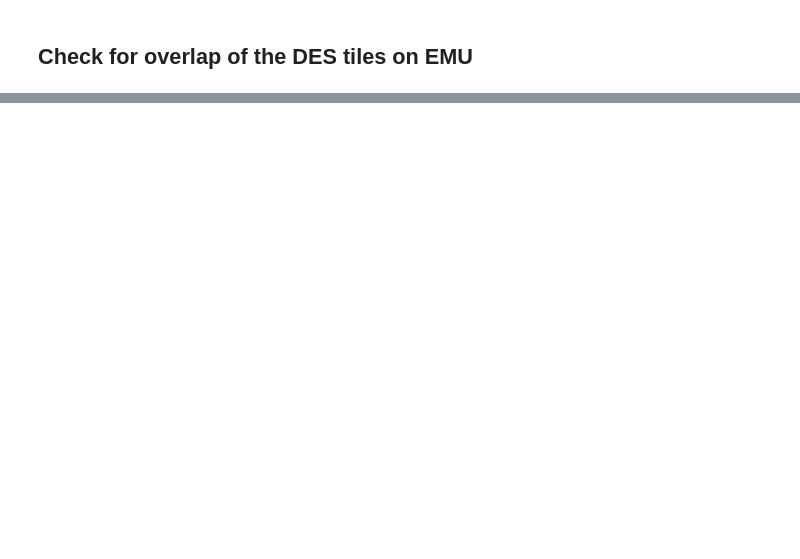
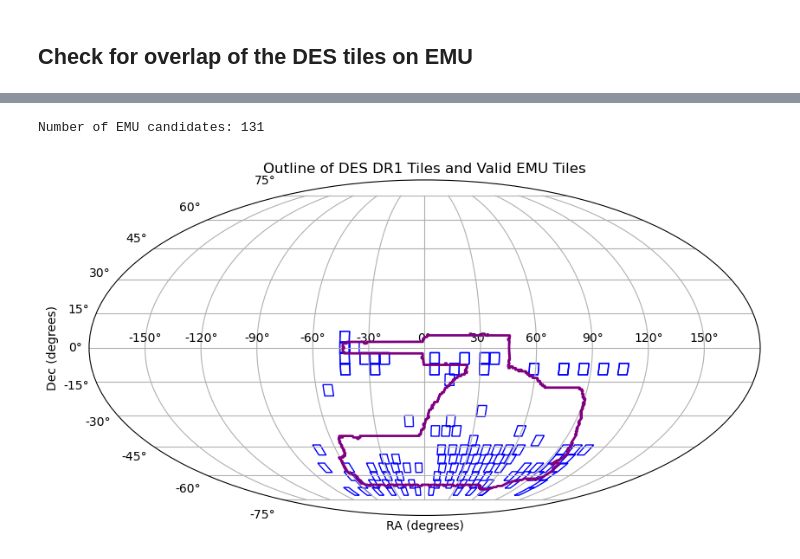
Before and after one commit to theWebTardigrade/fundamental-properties-of-EMU-radio-sources, a Jupyter notebook: code/EMU_DES_tiles.ipynb, the cells around one changed output, grey strips where cells are left out. Cells and saved outputs as stored; diff of their text form; code cells hidden in the pictures; blank space fills up the shorter version.

```diff
--- a/code/EMU_DES_tiles.ipynb
+++ b/code/EMU_DES_tiles.ipynb
@@ -288,17 +282,0 @@ plt.show()
-# %%
-# Plot valid EMU tiles and and Outline of DES DR1 tiles
-all_tiles = MultiPolygon(des_tiles_rad)
-
-outline = unary_union(all_tiles)
-
-fig = plt.figure(figsize=(10, 6))
-ax = fig.add_subplot(111, projection='mollweide')
-
-for geom in outline.geoms if hasattr(outline, 'geoms') else [outline]:
-    ra, dec = geom.exterior.xy
-    ax.plot(ra, dec, color='purple', linewidth=1)
-
-ax.set_xlabel('RA')
-ax.set_ylabel('Dec')
-ax.set_title('Outline of DES DR1 Tiles (Mollweide Projection)')
-ax.grid(True)
@@ -316,0 +283,58 @@ TypeError: 'Rectangle' object is not iterable
+# %%
+# Aproximated borders of DES DR1
+ra_min1 = 0
+ra_max1 = 110
+
+ra_min2 = 280
+
+dec_min = -70.0
+dec_max = 10.0
+
+# Find EMU tiles that are within the aproximated DES DR1 borders
+emu_tiles_candidates = []
+
+for i in range(len(emu_tiles_df['field_name'])):
+    if has_sbid[i]:
+        if ((emu_tiles_df['center_ra_deg'][i] > ra_min1 and emu_tiles_df['center_ra_deg'][i] < ra_max1) or (emu_tiles_df['center_ra_deg'][i] > ra_min2)) and emu_tiles_df['center_dec_deg'][i] > dec_min and emu_tiles_df['center_dec_deg'][i] < dec_max:
+            emu_tiles_candidates.append(emu_tiles_df['field_name'][i])
+
+print(f'Number of EMU candidates: {len(emu_tiles_candidates)}')
+
+# Plot the outline of the DES DR1 tiles and candidates EMU tiles
+all_tiles = MultiPolygon(des_tiles_rad)
+
+outline = unary_union(all_tiles)
+
+fig = plt.figure(figsize=(10, 6))
+ax = fig.add_subplot(111, projection='mollweide')
+
+# Plot the outline of the DES DR1 tiles
+for geom in outline.geoms if hasattr(outline, 'geoms') else [outline]:
+    ra, dec = geom.exterior.xy
+    ax.plot(ra, dec, color='purple', linewidth=2)
+
+# Plot the valid EMU tiles
+for field_name in emu_tiles_candidates:
+    i = emu_tiles_df.index[emu_tiles_df['field_name'] == field_name][0]
+
+    corners_deg = np.array([
+        [emu_tiles_df['rac1_deg'][i], emu_tiles_df['decc1_deg'][i]],
+        [emu_tiles_df['rac2_deg'][i], emu_tiles_df['decc2_deg'][i]],
+        [emu_tiles_df['rac3_deg'][i], emu_tiles_df['decc3_deg'][i]],
+        [emu_tiles_df['rac4_deg'][i], emu_tiles_df['decc4_deg'][i]]
+    ])
+
+    corners_rad = [( np.radians(ra - 360 if ra > 180 else ra ), np.radians(dec)) for ra, dec in corners_deg]
+
+    tile = mplPolygon(corners_rad, closed=True, edgecolor='blue', facecolor='none')
+    plt.gca().add_patch(tile)
+
+ax.set_xlabel('RA (degrees)')
+ax.set_ylabel('Dec (degrees)')
+ax.set_title('Outline of DES DR1 Tiles and Valid EMU Tiles')
+ax.grid(True)
+
+plt.show()
+# %% [output]
+Number of EMU candidates: 131
+[figure, added]
```
Also changed, not shown: parts of 20 cells of this notebook, 2 other files.
